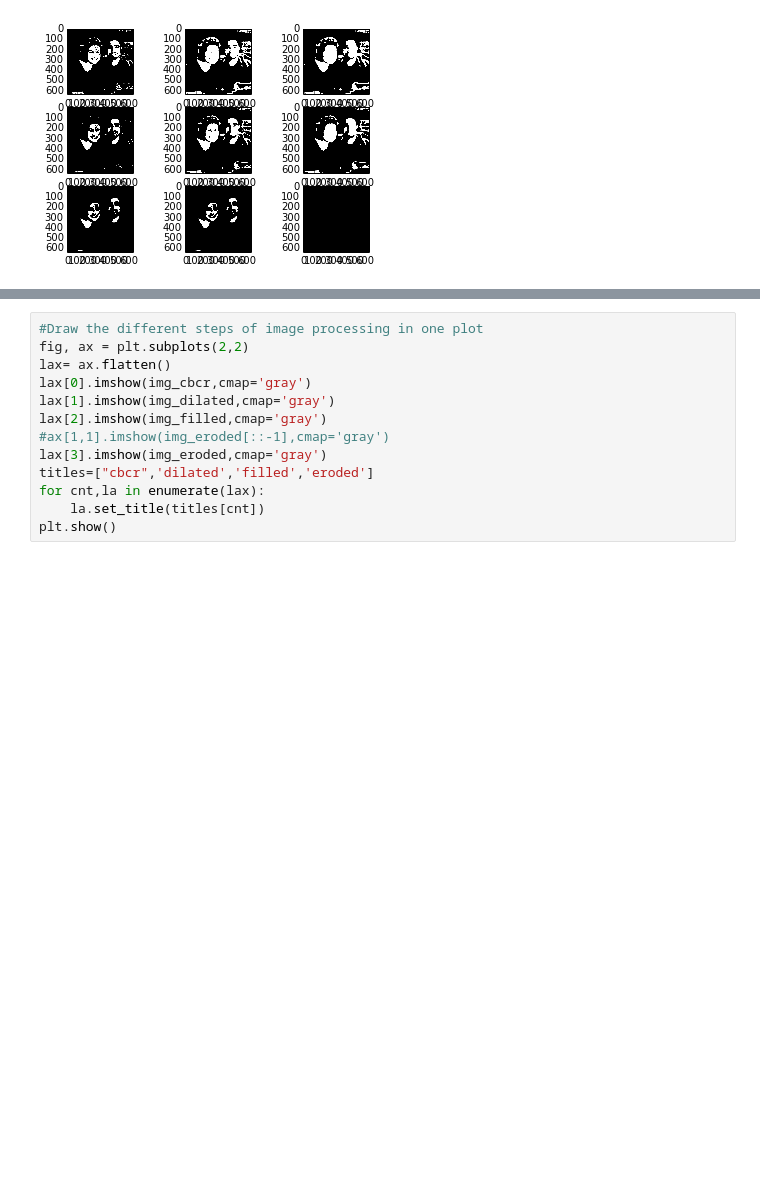
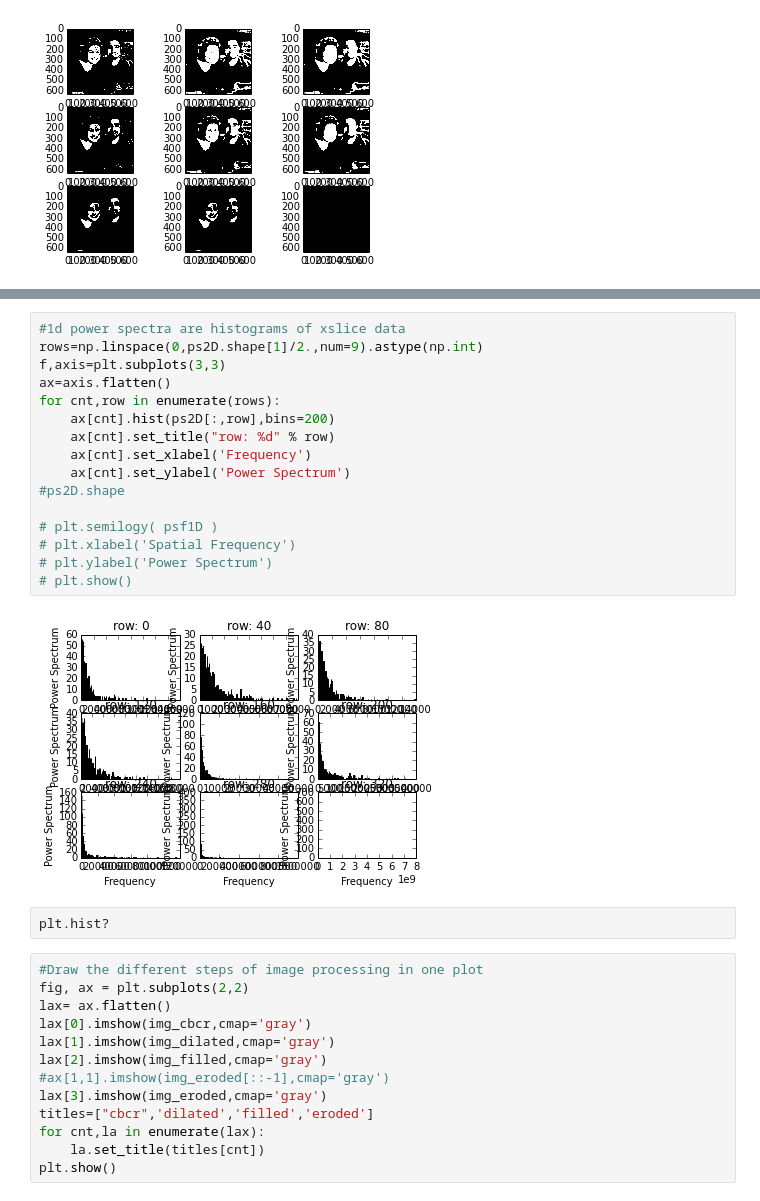
Before and after one commit to mpellegri/FoodvSkin, a Jupyter notebook: Skin color.ipynb, the cells around one changed output, grey strips where cells are left out. Saved outputs shown, nothing was run; the diff lists cells and outputs as text; blank space fills up the shorter version.

```diff
--- a/Skin color.ipynb
+++ b/Skin color.ipynb
@@ -198,3 +201,23 @@ array([[[ True,  True,  True],
+# %%
+#1d power spectra are histograms of xslice data
+rows=np.linspace(0,ps2D.shape[1]/2.,num=9).astype(np.int)
+f,axis=plt.subplots(3,3)
+ax=axis.flatten()
+for cnt,row in enumerate(rows):
+    ax[cnt].hist(ps2D[:,row],bins=200)
+    ax[cnt].set_title("row: %d" % row)
+    ax[cnt].set_xlabel('Frequency')
+    ax[cnt].set_ylabel('Power Spectrum')
+#ps2D.shape
+
+# plt.semilogy( psf1D )
+# plt.xlabel('Spatial Frequency')
+# plt.ylabel('Power Spectrum')
+# plt.show()
+# %% [output]
+[figure, added]
+# %%
+plt.hist?
 # %%
 #Draw the different steps of image processing in one plot
 fig, ax = plt.subplots(2,2)
```
Also changed, not shown: parts of 4 cells of this notebook, 1 other file.
